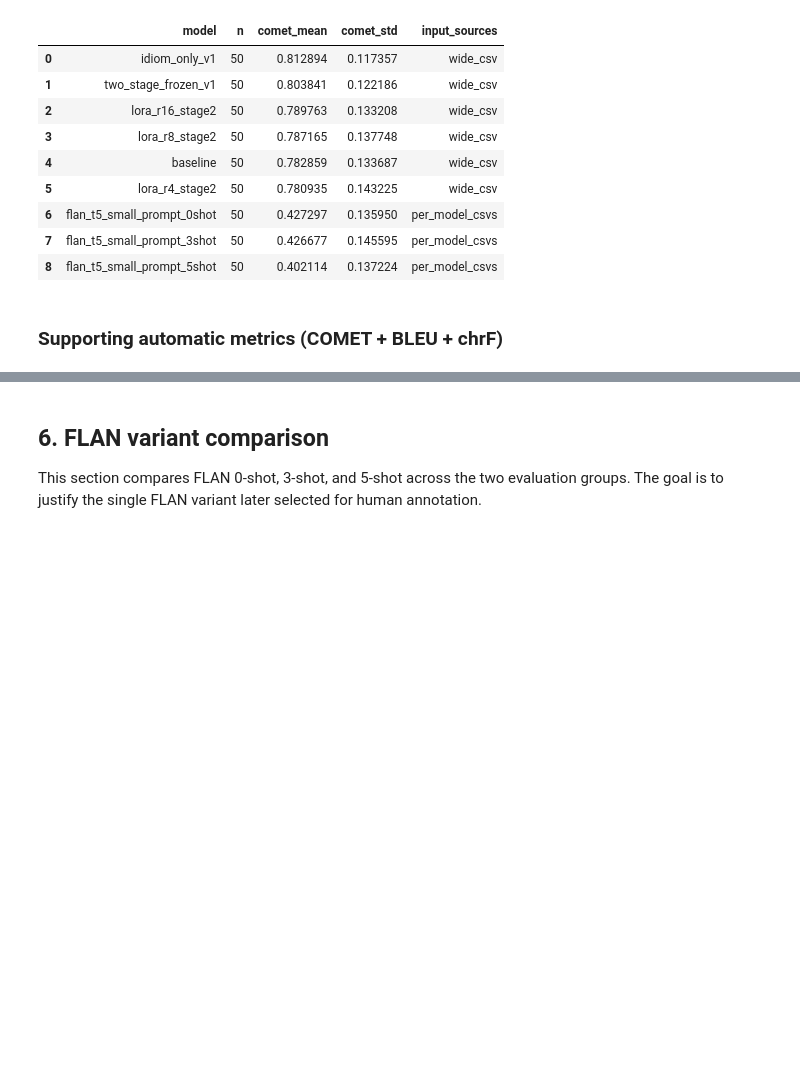
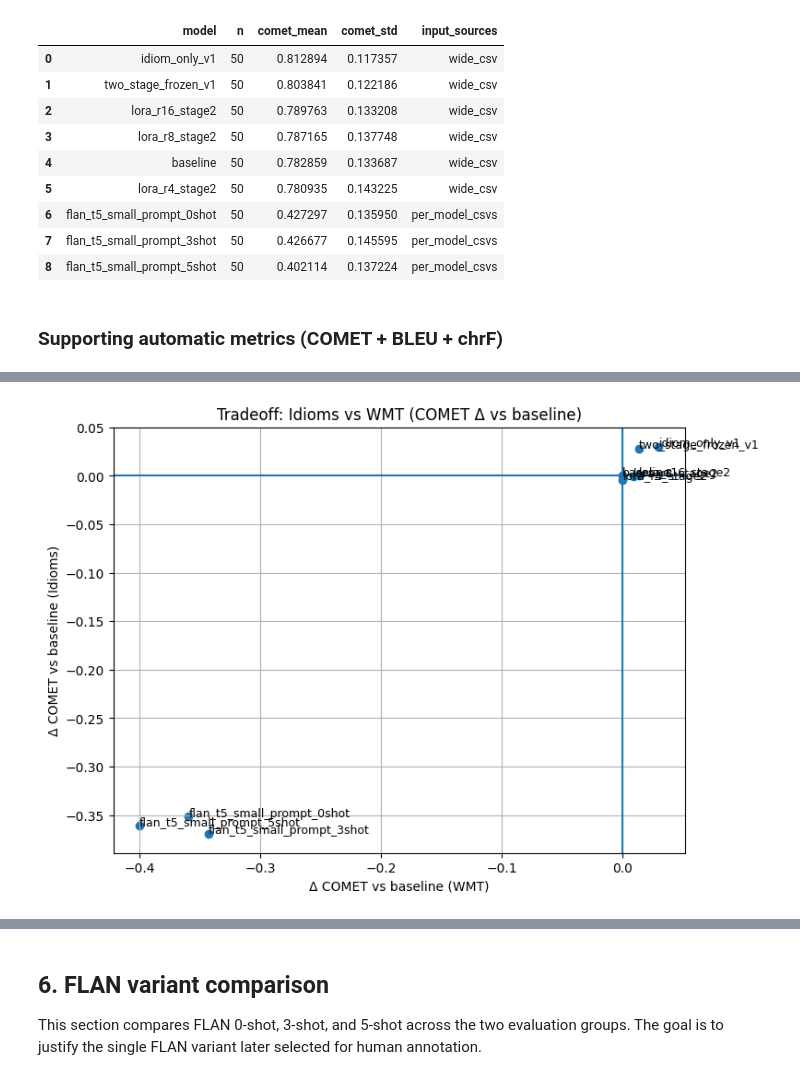
Before and after one commit to auntiepersilla/Idiom_Aware_MT_Finetuning_EN-DE, a Jupyter notebook: notebooks/11_analysis_comet_pipeline.ipynb, the cells around one changed output, grey strips where cells are left out. Drawn from its saved outputs; the diff is of its cells as text; code cells hidden in the pictures; blank space fills up the shorter version.

```diff
--- a/notebooks/11_analysis_comet_pipeline.ipynb
+++ b/notebooks/11_analysis_comet_pipeline.ipynb
@@ -216,0 +428,33 @@ display(merged_metrics.sort_values(['split', 'comet_mean'], ascending=[True, Fal
+# %%
+# Pivot so each model has idioms + wmt deltas in one row
+pivot = (
+    delta_table
+    .pivot(index='model_label', columns='split', values='delta_comet_vs_baseline')
+    .reset_index()
+    .rename(columns={
+        'idioms_test': 'idioms_delta',
+        'wmt_test': 'wmt_delta'
+    })
+)
+
+plt.figure(figsize=(8, 6))
+
+# Scatter plot
+plt.scatter(pivot['wmt_delta'], pivot['idioms_delta'])
+
+# Label each point
+for _, row in pivot.iterrows():
+    plt.text(row['wmt_delta'], row['idioms_delta'], row['model_label'], fontsize=9)
+
+# Reference lines (baseline = 0)
+plt.axhline(0)
+plt.axvline(0)
+
+plt.xlabel('Δ COMET vs baseline (WMT)')
+plt.ylabel('Δ COMET vs baseline (Idioms)')
+plt.title('Tradeoff: Idioms vs WMT (COMET Δ vs baseline)')
+
+plt.grid(True)
+plt.show()
+# %% [output]
+[figure, added]
```
Also changed, not shown: parts of 8 cells of this notebook.
